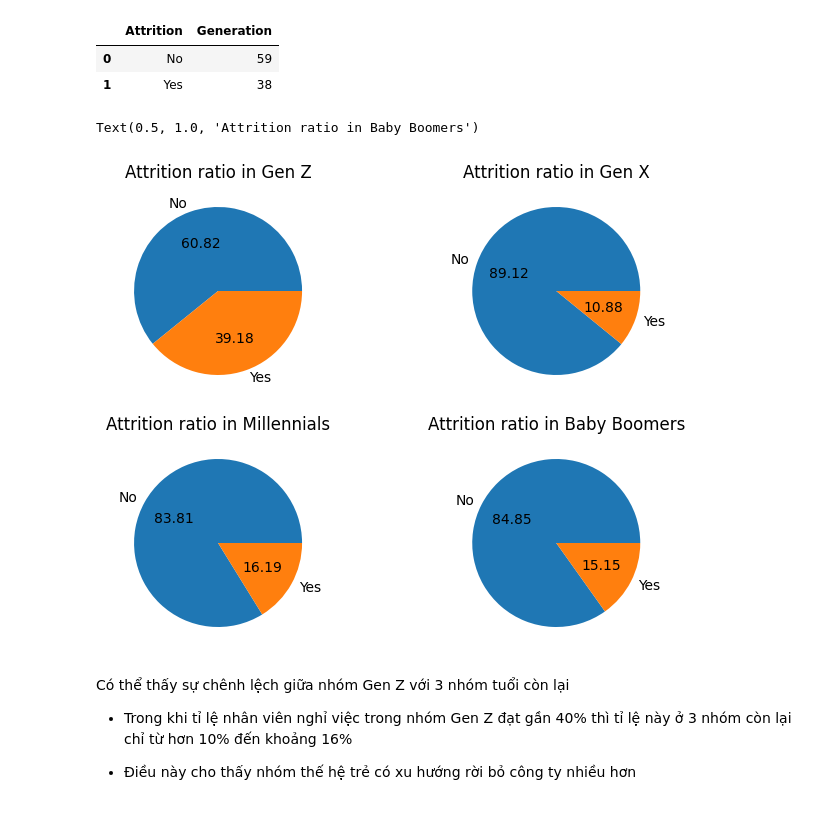
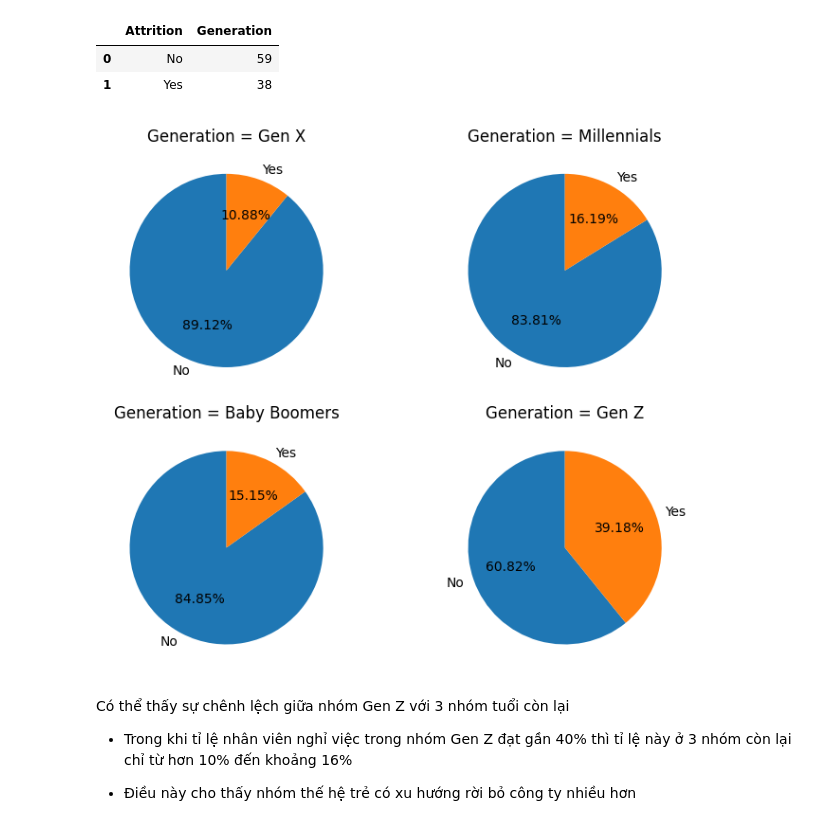
Before and after one commit to duong28022003/EmpAttrition, a Jupyter notebook: Analysis & Model Building/Analysis/EDA.ipynb, the cells around one changed output. Saved outputs shown, nothing was run; the diff lists cells and outputs as text; code cells hidden in the pictures.

```diff
--- a/Analysis & Model Building/Analysis/EDA.ipynb
+++ b/Analysis & Model Building/Analysis/EDA.ipynb
@@ -972,27 +976,10 @@ att_yes
 |  | Attrition | Generation |
 | 0 | No | 59 |
 | 1 | Yes | 38 |
-# %%
-plt.figure(figsize=(8,6))
-gen_z = df[df['Generation'] == 'Gen Z'].groupby('Attrition')['Generation'].count().reset_index()
-gen_x = df[df['Generation'] == 'Gen X'].groupby('Attrition')['Generation'].count().reset_index()
-mill = df[df['Generation'] == 'Millennials'].groupby('Attrition')['Generation'].count().reset_index()
-bb = df[df['Generation'] == 'Baby Boomers'].groupby('Attrition')['Generation'].count().reset_index()
-plt.subplot(2,2,1)
-plt.pie(gen_z['Generation'], labels=gen_z['Attrition'], autopct='%.2f')
-plt.title('Attrition ratio in Gen Z')
-plt.subplot(2,2,2)
-plt.pie(gen_x['Generation'], labels=gen_x['Attrition'], autopct='%.2f')
-plt.title('Attrition ratio in Gen X')
-plt.subplot(2,2,3)
-plt.pie(mill['Generation'], labels=mill['Attrition'], autopct='%.2f')
-plt.title('Attrition ratio in Millennials')
-plt.subplot(2,2,4)
-plt.pie(bb['Generation'], labels=bb['Attrition'], autopct='%.2f')
-plt.title('Attrition ratio in Baby Boomers')
-# %% [output]
-Text(0.5, 1.0, 'Attrition ratio in Baby Boomers')
-[figure, removed]
+# %%
+attrition_percentage_by_categorical_column('Generation', n_cols=2)
+# %% [output]
+[figure, added]
 # %% [markdown]
 Có thể thấy sự chênh lệch giữa nhóm Gen Z với 3 nhóm tuổi còn lại
 
```
Also changed, not shown: parts of 21 cells of this notebook.
